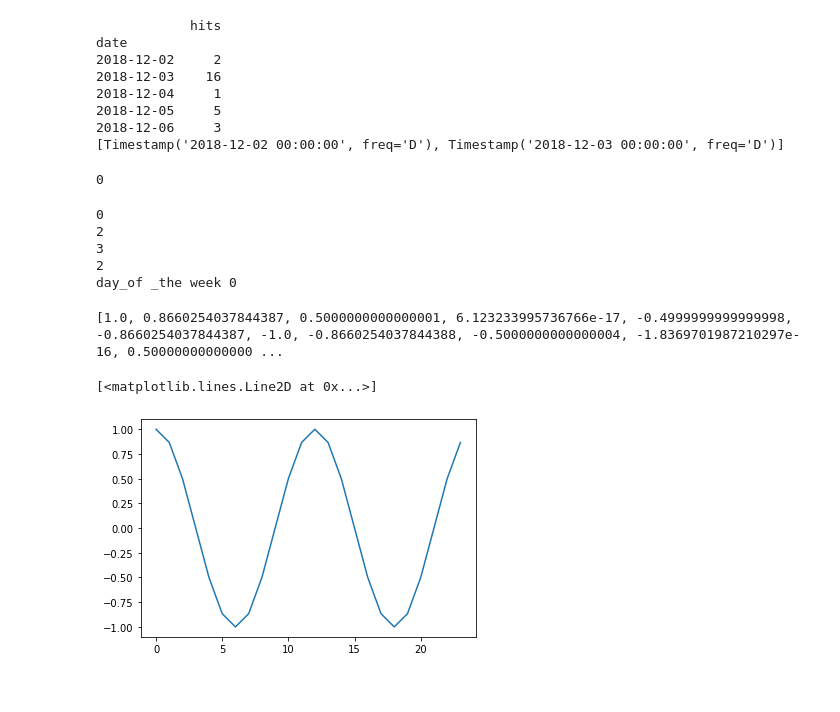
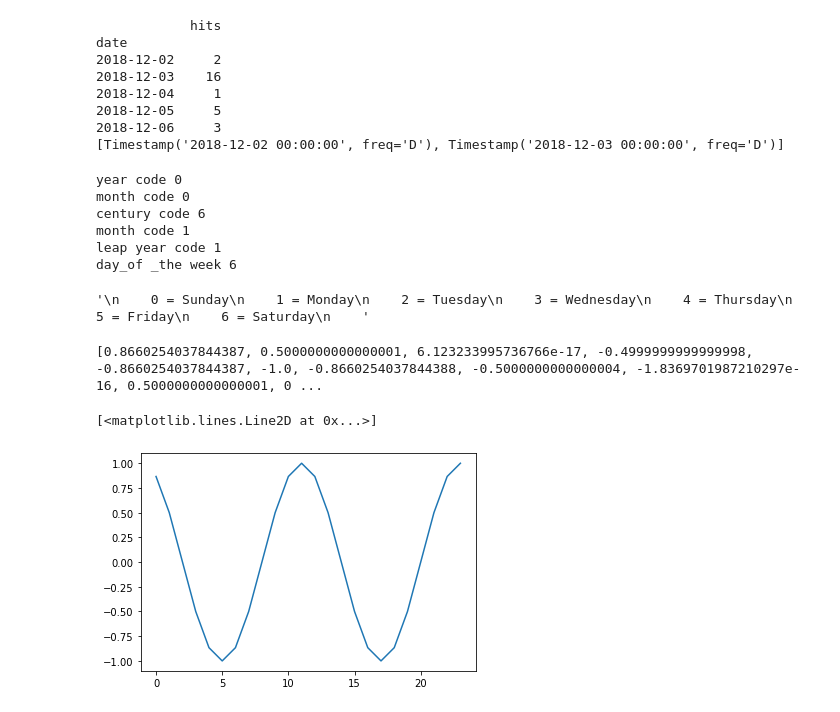
Before and after one commit to sjsivert/Masteroppgave, a Jupyter notebook: notebooks/multivariate_time_series_pipeline_exploration.ipynb, the cells around one changed output. Saved outputs shown, nothing was run; the diff lists cells and outputs as text; code cells hidden in the pictures.

```diff
--- a/notebooks/multivariate_time_series_pipeline_exploration.ipynb
+++ b/notebooks/multivariate_time_series_pipeline_exploration.ipynb
@@ -42,33 +42,11 @@ date
 2018-12-05     5
 2018-12-06     3
 [Timestamp('2018-12-02 00:00:00', freq='D'), Timestamp('2018-12-03 00:00:00', freq='D')]
-# %%
-# Source https://artofmemory.com/blog/how-to-calculate-the-day-of-the-week/
-# (Year Code + Month Code + Century Code + Date Number - Leap Year Code)
-# Index 0 is january 1st, index 1 is february 1st, etc.
-from datetime import datetime
-
-def find_day_of_the_week_from_date(date):
-    year = date.year
-    month = date.month
-    day = date.day
-    century_code = (year // 100) % 4
-    year_code = year % 100
-    date_number = day + month_codes[month - 1] + (year_code + year_code // 4) \
-                  + century_code * 2
-    date_number = date_number % 7
-    return date_number
-
-def day2(date):
-    year = date.year
-    month = date.month
-    day = date.day
-    (YY + (YY div 4)) mod 7
-
-find_day_of_the_week_from_date(datetime(2020, 4, 4))
-# %% [output]
-0
 # %%
+# Source https://artofmemory.com/blog/how-to-calculate-the-day-of-the-week/
+# (Year Code + Month Code + Century Code + Date Number - Leap Year Code)
+# Index 0 is january 1st, index 1 is february 1st, etc.
+from datetime import datetime
 d = 1897
 year_code = lambda date: (int(str(date.year)[2:]) + (int(str(date.year)[2:]) // 4) ) % 7
 def century_code(date):
@@ -110,19 +88,23 @@ def leap_year_code(date):
 
   return code
 
-print(leap_year_code(datetime(1992, 3, 1)))
 assert leap_year_code(datetime(1992, 1, 1)) == 1
 assert leap_year_code(datetime(1897, 2, 1)) == 0
 assert leap_year_code(datetime(1900, 1, 1)) == 0
 assert leap_year_code(datetime(2000, 1, 1)) == 1
-calculate_day_of_the_week_2 = lambda date: (year_code(date) + month_code(date) + century_code(d) + date_number(date) - leap_year_code(date)) % 7
-d = datetime(1897, 3, 14)
-print(year_code(d))
-print(month_code(d))
-print(century_code(d))
+calculate_day_of_the_week = lambda date: (year_code(date) + month_code(date) + century_code(d) + date_number(date) - leap_year_code(date)) % 7
+d = datetime(2000, 1, 1)
+#d = datetime(1969, 7, 20)
+print("year code", year_code(d))
+print("month code", month_code(d))
+print("century code", century_code(d))
+print("month code", date_number(d))
+print("leap year code", leap_year_code(d))
 print("day_of _the week",
-calculate_day_of_the_week_2(d)
+calculate_day_of_the_week(d)
 )
+#assert calculate_day_of_the_week(datetime(2000, 1, 1)) == 6
+#assert calculate_day_of_the_week(datetime(1969, 7, 20)) == 0
 """
     0 = Sunday
     1 = Monday
@@ -133,30 +115,32 @@ calculate_day_of_the_week_2(d)
     6 = Saturday
     """
 # %% [output]
-0
-2
-3
-2
-day_of _the week 0
+year code 0
+month code 0
+century code 6
+month code 1
+leap year code 1
+day_of _the week 6
+'\n    0 = Sunday\n    1 = Monday\n    2 = Tuesday\n    3 = Wednesday\n    4 = Thursday\n    5 = Friday\n    6 = Saturday\n    '
 # %%
 from sklearn.preprocessing import MinMaxScaler, StandardScaler
 import math
 
-def month_number_to_month_feature(month: int) -> float:
+def  calculate_season(date: datetime) -> float:
     """
     Takes a number between 0 and 11 and returns a number between -1 and 1
     If the number is a month number close to christmas the number will be close to 1,
     if the number is close to summer, the number will be close to -1.
     """
+    month = date.month
     return math.cos(math.pi * (month % 12 ) / 6)
-months = [month_number_to_month_feature(x) for x in range(0,24)]
+months = [ calculate_season(datetime(2000, x % 12 + 1, 1)) for x in range(0,24)]
 print(months)
 plt.plot(months)
-plt.xticks(list(range(0,24)) )
 # %% [output]
-[1.0, 0.8660254037844387, 0.5000000000000001, 6.123233995736766e-17, -0.4999999999999998, -0.8660254037844387, -1.0, -0.8660254037844388, -0.5000000000000004, -1.8369701987210297e-16, 0.50000000000000 ...
+[0.8660254037844387, 0.5000000000000001, 6.123233995736766e-17, -0.4999999999999998, -0.8660254037844387, -1.0, -0.8660254037844388, -0.5000000000000004, -1.8369701987210297e-16, 0.5000000000000001, 0 ...
 [<matplotlib.lines.Line2D at 0x...>]
-[figure, old version]
+[figure, new version]
 # %%
 def is_summer_based_on_month(month):
     if month in [6, 7, 8]:
```
Also changed, not shown: parts of 1 cell of this notebook, 3 other files.
